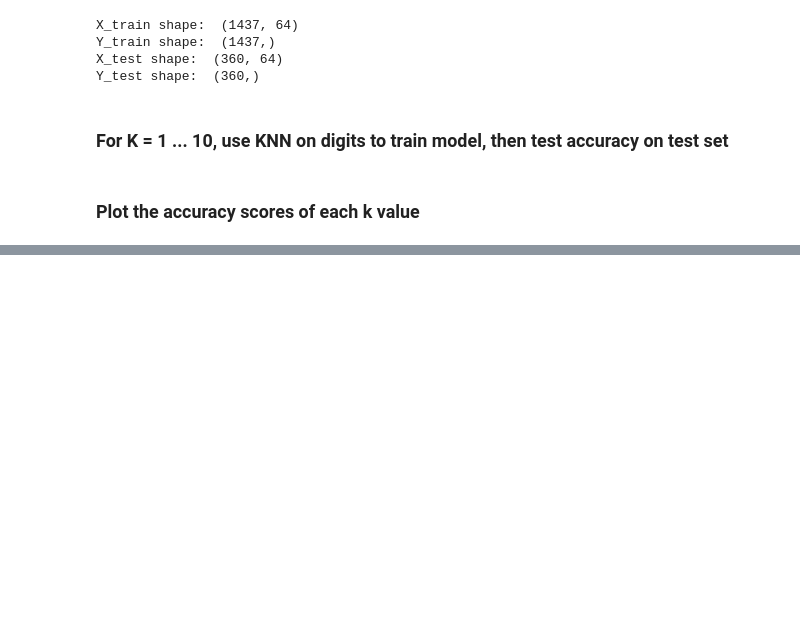
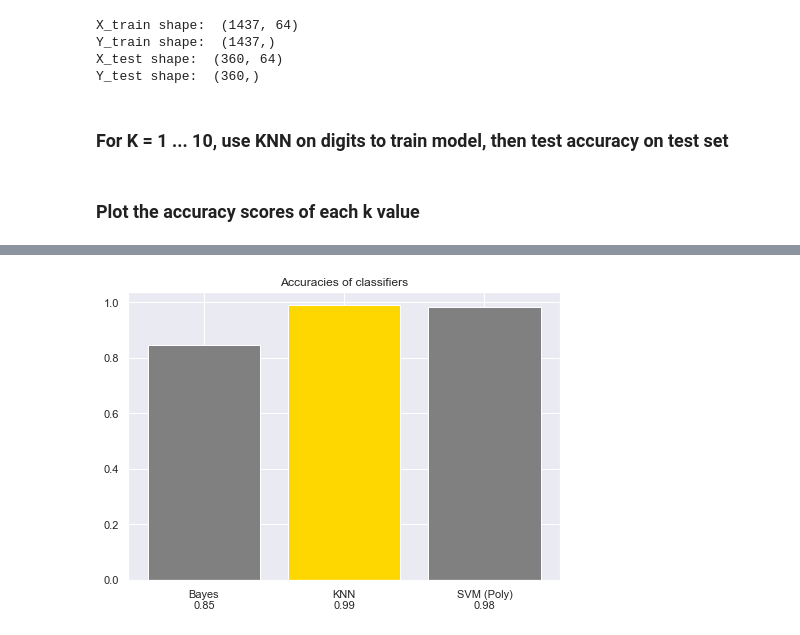
Before and after one commit to RustyBlewitt/BigData, a Jupyter notebook: week3/week3.ipynb, the cells around one changed output, grey strips where cells are left out. Saved outputs shown, nothing was run; the diff lists cells and outputs as text; code cells hidden in the pictures; blank space fills up the shorter version.

```diff
--- a/week3/week3.ipynb
+++ b/week3/week3.ipynb
@@ -63,0 +208,20 @@ plt.legend()
+# %%
+fig = plt.figure()
+ax = fig.add_axes([0,0,1,1])
+
+# Accuracies of each clf
+bayes_acc = classification_report(y_test, gaussian_predictions, output_dict=True)["accuracy"]
+knn_acc = max(knn_test_scores)
+svm_acc = classification_report(y_test, poly.predict(X_test), output_dict=True)["accuracy"]
+
+accuracies = [bayes_acc, knn_acc, svm_acc]
+clfs = ['Bayes\n{:.2f}'.format(bayes_acc), 'KNN\n{:.2f}'.format(knn_acc), 'SVM (Poly)\n{:.2f}'.format(svm_acc)]
+
+# Hightlight best
+clrs = ['grey' if (x < max(accuracies)) else 'gold' for x in accuracies ]
+
+ax.bar(clfs, accuracies, color=clrs)
+ax.set_title("Accuracies of classifiers")
+plt.show()
+# %% [output]
+[figure, added]
```
Also changed, not shown: parts of 35 cells of this notebook.
